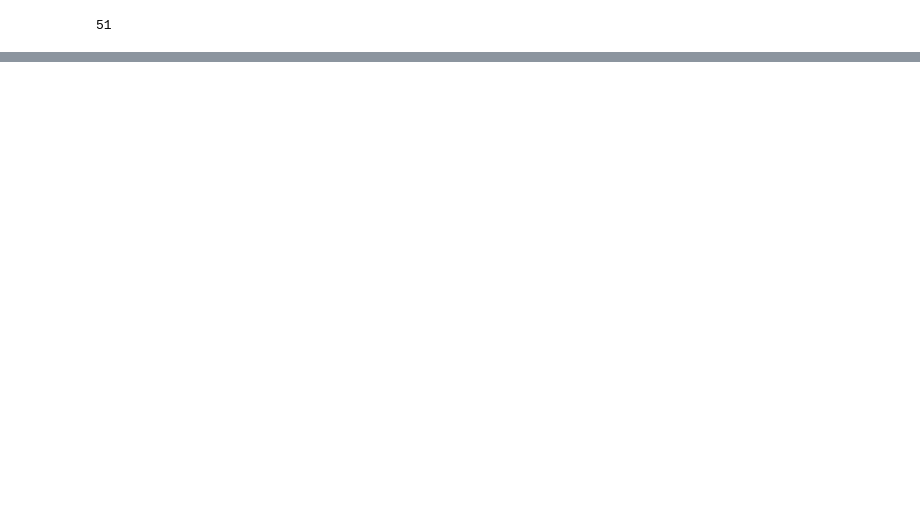
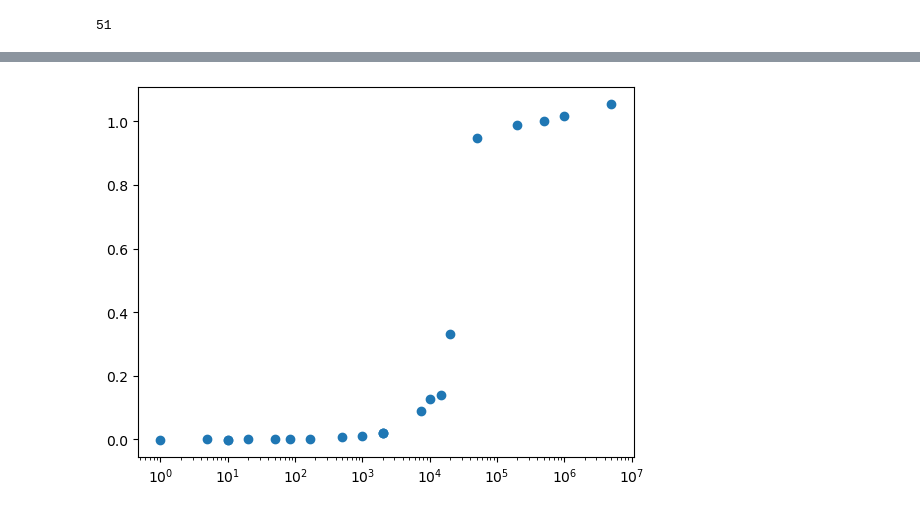
Before and after one commit to RBerga06/unipr-clt-fisica, a Jupyter notebook: lab2/exp5/exp5.ipynb, the cells around one changed output, grey strips where cells are left out. Cells and saved outputs as stored; diff of their text form; code cells hidden in the pictures; blank space fills up the shorter version.

```diff
--- a/lab2/exp5/exp5.ipynb
+++ b/lab2/exp5/exp5.ipynb
@@ -62,0 +119,8 @@ for (i, f) in enumerate(files):
+# %%
+fasi = [phi + int(nu >= 4e4) for (nu, phi) in zip(frequenze, fasi)]
+fig, ax = plt.subplots()
+ax.scatter(frequenze, fasi)
+ax.set_xscale('log')
+plt.show()
+# %% [output]
+[figure, added]
```
Also changed, not shown: parts of 3 cells of this notebook.
